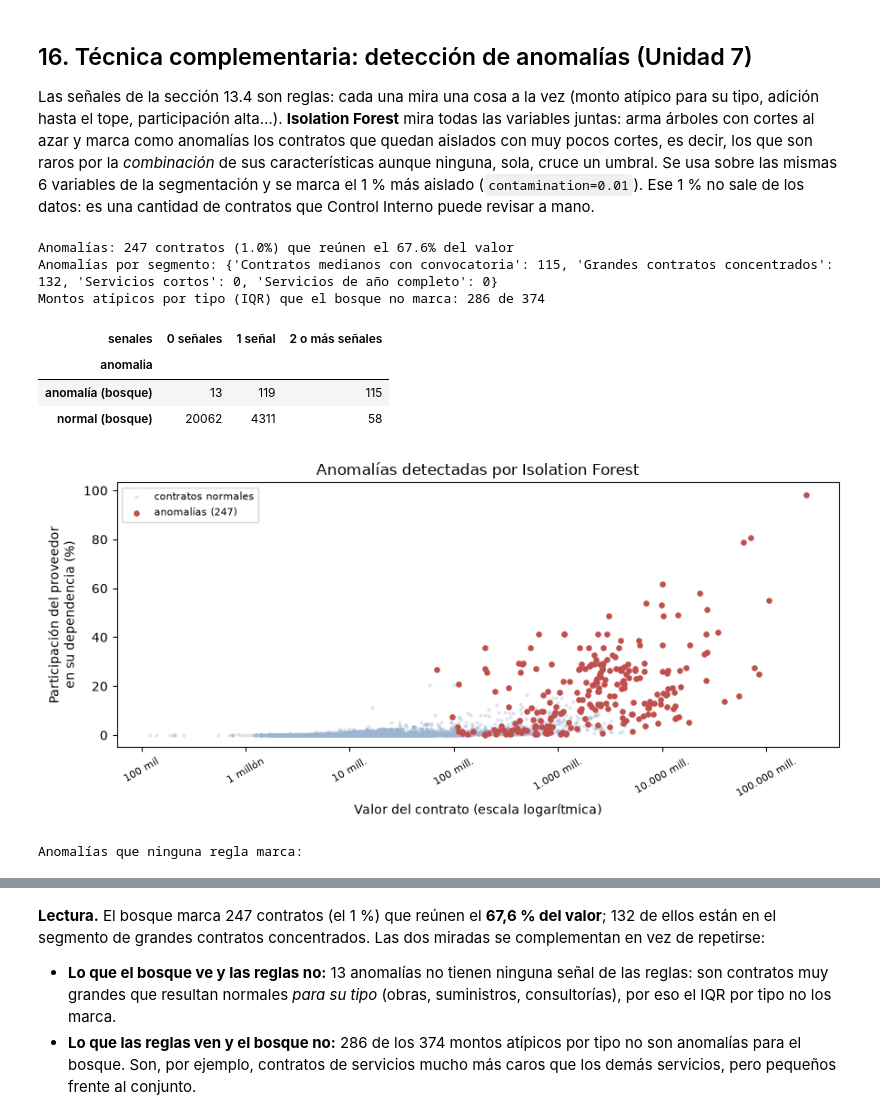
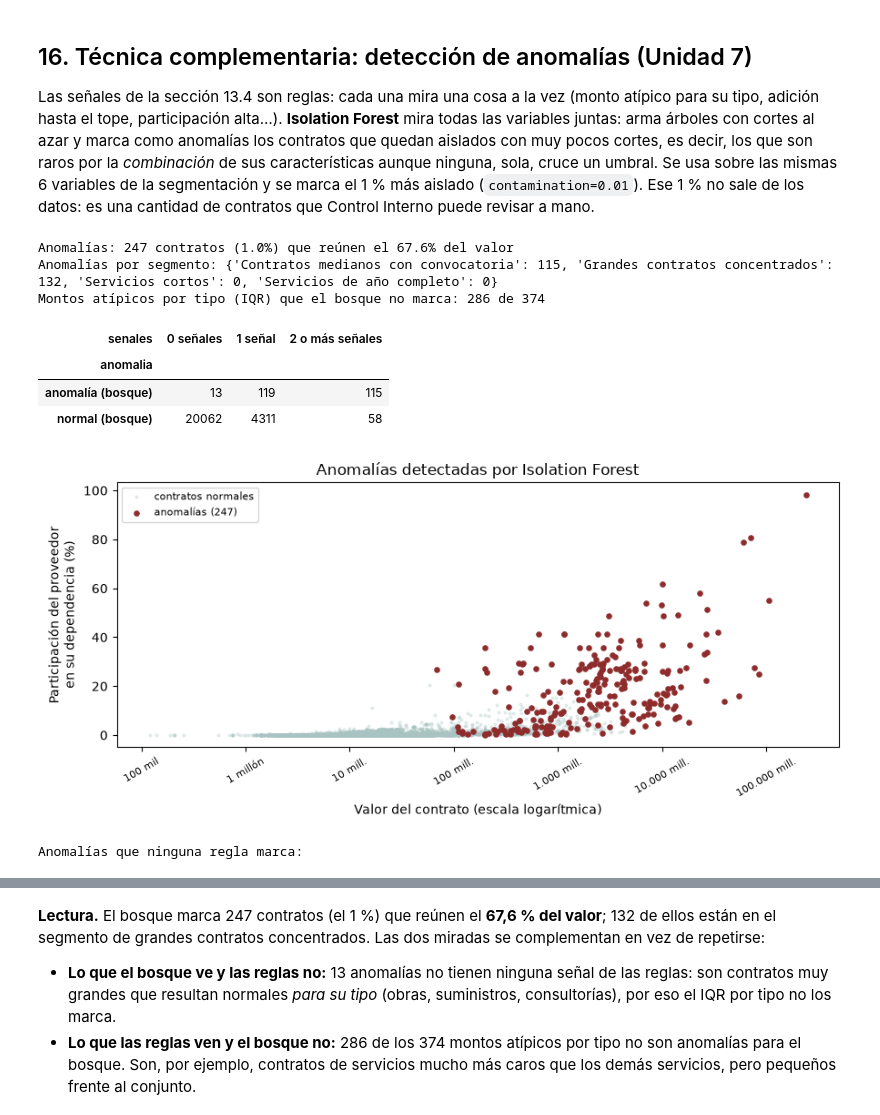
Before and after one commit to jahenao28-jh/contratacion-publica-pereira, a Jupyter notebook: notebooks/01_ingesta.ipynb, the cells around one changed output, grey strips where cells are left out. Cells and saved outputs as stored; diff of their text form; code cells hidden in the pictures.

```diff
--- a/notebooks/01_ingesta.ipynb
+++ b/notebooks/01_ingesta.ipynb
@@ -1017,9 +1017,9 @@ por_mes = por_mes.reindex(pd.period_range("2020-01", "2026-09", freq="M"), fill_
 VEDAS = [("2022-01-29", "2022-06-19"), ("2026-01-31", "2026-06-21")]  # primeras vueltas: 29-may-2022 y 31-may-2026
 
 fig, ax = plt.subplots(figsize=(11, 4))
-ax.bar(por_mes.index.to_timestamp(), por_mes.values, width=25, color="#3b6ea5")
+ax.bar(por_mes.index.to_timestamp(), por_mes.values, width=25, color="#2f7a7d")
 for i, (desde, hasta) in enumerate(VEDAS):
-    ax.axvspan(pd.Timestamp(desde), pd.Timestamp(hasta), color="#e8a33d", alpha=0.3,
+    ax.axvspan(pd.Timestamp(desde), pd.Timestamp(hasta), color="#c2902c", alpha=0.3,
                label="Ley de Garantías" if i == 0 else None)
 ax.set_title("Contratos directos por mes de inicio (2020-2026)")
 ax.set_ylabel("Contratos")
@@ -1858,36 +1858,36 @@ display(cruce_reglas)
 def panel_anomalias(ax):
     normal, raro = segmentos[~anomalia], segmentos[anomalia]
     ax.scatter(np.log10(normal["valor_del_contrato"]), normal["participacion_proveedor_dependencia"] * 100,
-               s=4, alpha=0.25, color="#9db4d0", label="contratos normales")
+               s=4, alpha=0.25, color="#a8c3c1", label="contratos normales")
     ax.scatter(np.log10(raro["valor_del_contrato"]), raro["participacion_proveedor_dependencia"] * 100,
-               s=14, color="#c0504d", label=f"anomalías ({len(raro)})")
+               s=14, color="#8e2c2c", label=f"anomalías ({len(raro)})")
     ax.set_xticks(range(5, 12))
     ax.set_xticklabels(["100 mil", "1 millón", "10 mill.", "100 mill.", "1.000 mill.", "10.000 mill.", "100.000 mill."],
                        rotation=30, fontsize=8)
     ax.set_xlabel("Valor del contrato (escala logarítmica)")
     ax.set_ylabel("Participación del proveedor\nen su dependencia (%)")
     ax.set_title("Anomalías detectadas por Isolation Forest")
     ax.legend(fontsize=8, loc="upper left")
 
 
 fig, ax = plt.subplots(figsize=(9, 4.2))
 panel_anomalias(ax)
 plt.tight_layout()
 plt.show()
 
 print("Anomalías que ninguna regla marca:")
 display(segmentos[anomalia & (segmentos["senales"] == 0)].sort_values("puntaje_anomalia", ascending=False)
         [["proveedor_adjudicado", "tipo_de_contrato", "dependencia", "valor_del_contrato", "participacion_proveedor_dependencia"]]
         .head(6))
 # %% [output]
 Anomalías: 247 contratos (1.0%) que reúnen el 67.6% del valor
 Anomalías por segmento: {'Contratos medianos con convocatoria': 115, 'Grandes contratos concentrados': 132, 'Servicios cortos': 0, 'Servicios de año completo': 0}
 Montos atípicos por tipo (IQR) que el bosque no marca: 286 de 374
 | senales | 0 señales | 1 señal | 2 o más señales |
 | anomalia |  |  |  |
 | anomalía (bosque) | 13 | 119 | 115 |
 | normal (bosque) | 20062 | 4311 | 58 |
-[figure, old version]
+[figure, new version]
 Anomalías que ninguna regla marca:
 |  | proveedor_adjudicado | tipo_de_contrato | dependencia | valor_del_contrato | participacion_proveedor_dependencia |
 | 17912 | CONSORCIO CONSTRUVIAL PEREIRA | Obra | SECRETARIA DE INFRAESTRUCTURA | 7.252582e+09 | 0.084774 |
```
Also changed, not shown: parts of 10 cells of this notebook, 10 other files.
